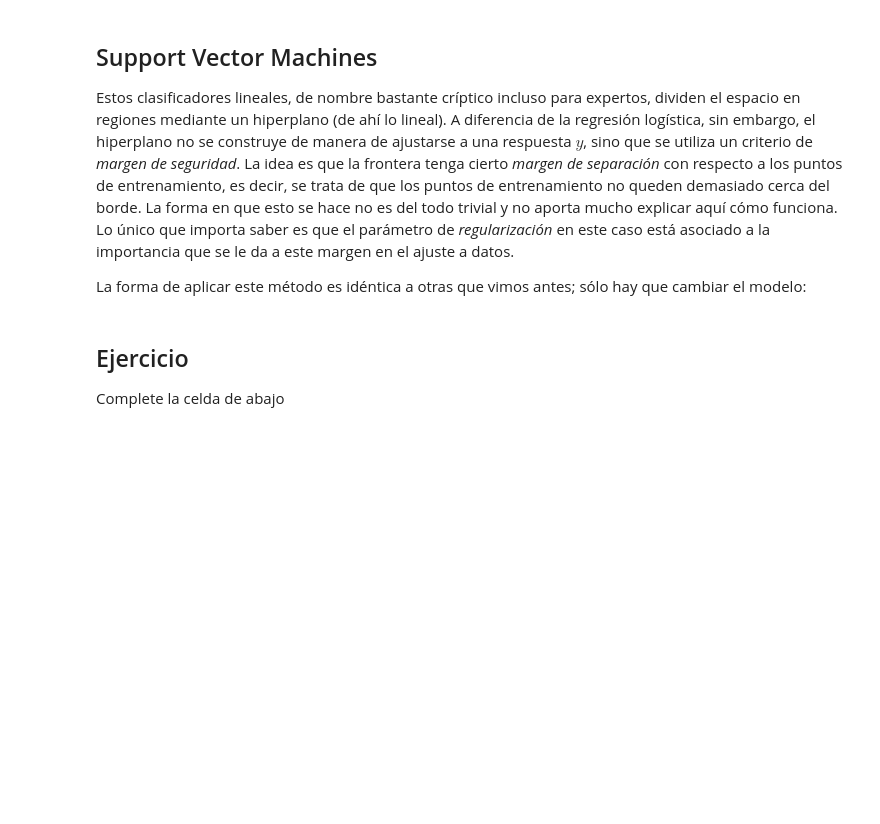
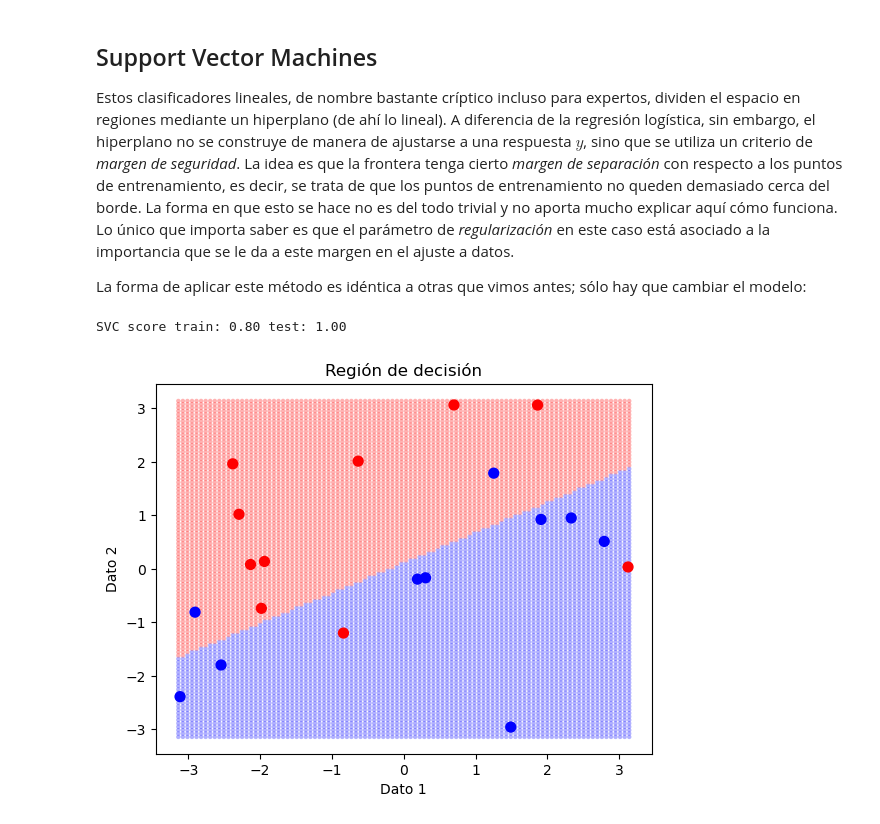
Before and after one commit to nacho-pancho/agrokhipux2024, a Jupyter notebook: practicos/2-machine_learning/2-2-clasificacion.ipynb, the cells around one changed output. Cells and saved outputs as stored; diff of their text form; code cells hidden in the pictures; blank space fills up the shorter version.

```diff
--- a/practicos/2-machine_learning/2-2-clasificacion.ipynb
+++ b/practicos/2-machine_learning/2-2-clasificacion.ipynb
@@ -178,17 +193,17 @@ La forma de aplicar este método es idéntica a otras que vimos antes; sólo hay
 # %%
 #
 # SVM = Support Vector Machines
 # SVC = Support Vector Classifier
 #
 from sklearn.svm import LinearSVC
 
-model       = LinearSVC(C=0.01,max_iter=100000,dual="auto").fit(X_train, y_train)
+model       = LinearSVC(C=0.01,max_iter=100000,dual=True)
+model.fit(X_train, y_train)
 train_score = model.score(X_train, y_train)
 test_score  = model.score(X_test, y_test)
 print(f"SVC score train: {train_score:.2f} test: {test_score:.2f}")
 
 pintar_regiones(X_train,y_train,model)
+# %% [output]
+SVC score train: 0.80 test: 1.00
+[figure, added]
-# %% [markdown]
-## Ejercicio
-
-Complete la celda de abajo
```
Also changed, not shown: parts of 5 cells of this notebook, 5 other files.
